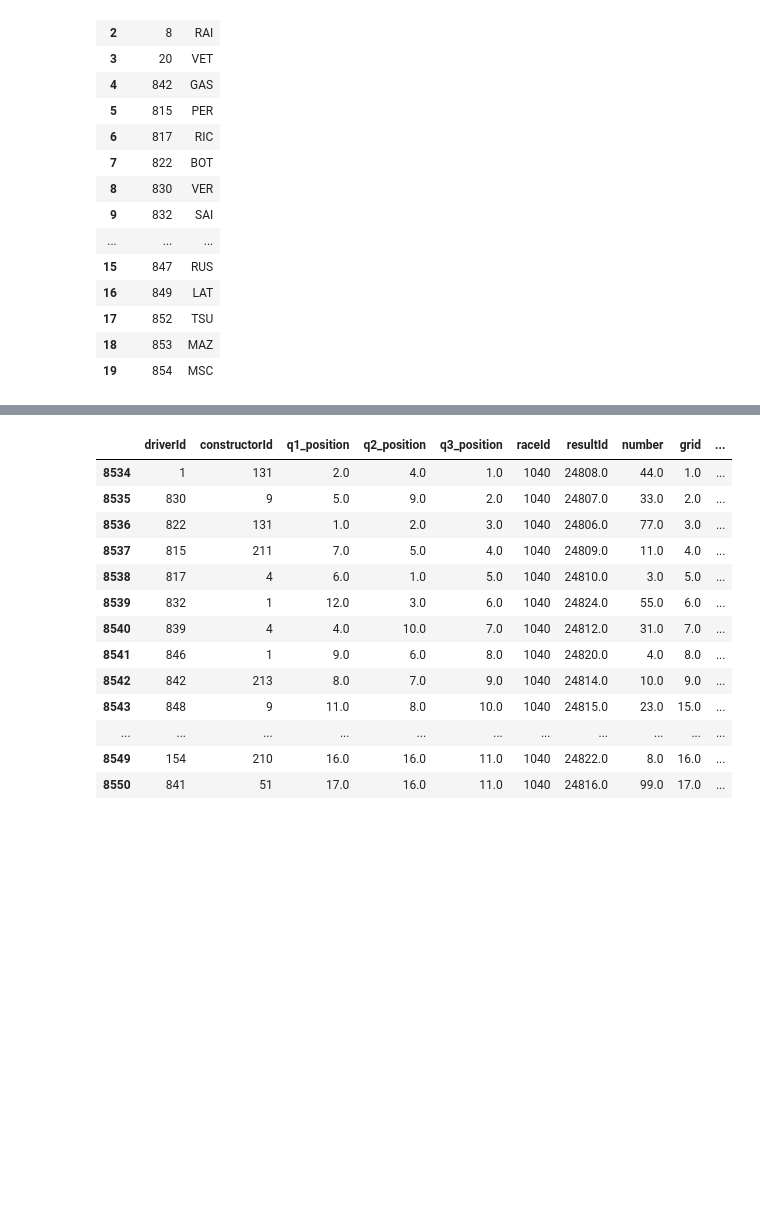
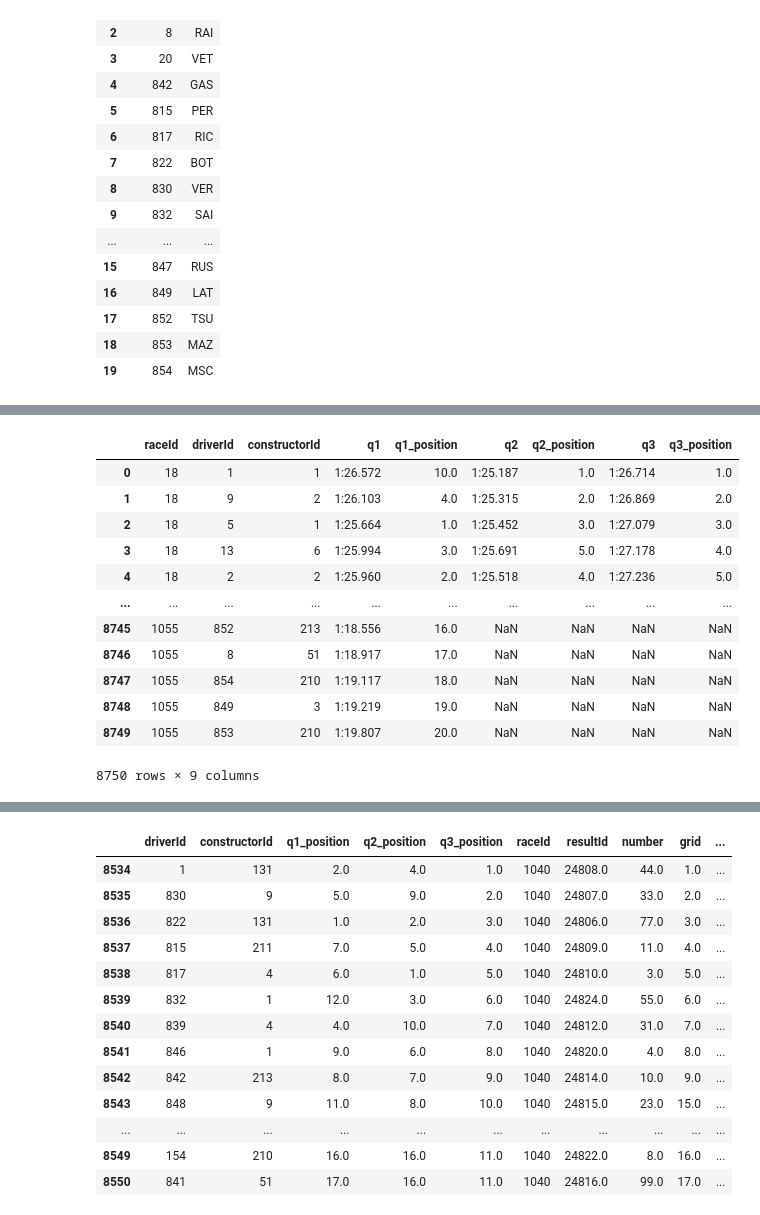
Before and after one commit to shanmu9898/f1-fantasy-predictor, a Jupyter notebook: f1_data_creator.ipynb, the cells around one changed output, grey strips where cells are left out. Saved outputs shown, nothing was run; the diff lists cells and outputs as text; code cells hidden in the pictures; blank space fills up the shorter version.

```diff
--- a/f1_data_creator.ipynb
+++ b/f1_data_creator.ipynb
@@ -60,4 +94,7 @@ test2["q1_position"] = test2.sort_values(["q1"]).groupby("raceId").cumcount() +
 # %%
-test3 = qualifying.drop(["q1", "q3"], axis=1)
-test3 = test3.dropna()
-test3["q2_position"] = test3.sort_values(["q2"]).groupby("raceId").cumcount() + 1
+q2_df = qualifying.drop(["q1", "q3"], axis=1)
+q2_df = q2_df.dropna()
+q2_df["q2_position"] = q2_df.sort_values(["q2"]).groupby("raceId").cumcount() + 1
+
+
+q2_df
@@ -64,4 +115,7 @@ test3["q2_position"] = test3.sort_values(["q2"]).groupby("raceId").cumcount() +
 # %%
-test4 = qualifying.drop(["q1", "q2"], axis=1)
-test4 = test4.dropna()
-test4["q3_position"] = test4.sort_values(["q3"]).groupby("raceId").cumcount() + 1
+q3_df = qualifying.drop(["q1", "q2"], axis=1)
+q3_df = q3_df.dropna()
+q3_df["q3_position"] = q3_df.sort_values(["q3"]).groupby("raceId").cumcount() + 1
+
+
+q3_df
@@ -68,6 +136,8 @@ test4["q3_position"] = test4.sort_values(["q3"]).groupby("raceId").cumcount() +
 # %%
 test1 = test1.merge(
-    test2,
+    q1_df,
     on=["raceId", "driverId", "constructorId"],
     how="left"
 )
+
+test1
@@ -74,12 +167,8 @@ test1 = test1.merge(
 # %%
 test1 = test1.merge(
-    test3,
+    q2_df,
     on=["raceId", "driverId", "constructorId"],
     how="left"
 )
 
-test1 = test1.merge(
-    test4,
-    on=["raceId", "driverId", "constructorId"],
-    how="left"
-)
+test1
@@ -86,2 +189,24 @@ test1 = test1.merge(
+# %%
+test1 = test1.merge(
+    q3_df,
+    on=["raceId", "driverId", "constructorId"],
+    how="left"
+)
+
+test1
+# %% [output]
+|  | raceId | driverId | constructorId | q1 | q1_position | q2 | q2_position | q3 | q3_position |
+| 0 | 18 | 1 | 1 | 1:26.572 | 10.0 | 1:25.187 | 1.0 | 1:26.714 | 1.0 |
+| 1 | 18 | 9 | 2 | 1:26.103 | 4.0 | 1:25.315 | 2.0 | 1:26.869 | 2.0 |
+| 2 | 18 | 5 | 1 | 1:25.664 | 1.0 | 1:25.452 | 3.0 | 1:27.079 | 3.0 |
+| 3 | 18 | 13 | 6 | 1:25.994 | 3.0 | 1:25.691 | 5.0 | 1:27.178 | 4.0 |
+| 4 | 18 | 2 | 2 | 1:25.960 | 2.0 | 1:25.518 | 4.0 | 1:27.236 | 5.0 |
+| ... | ... | ... | ... | ... | ... | ... | ... | ... | ... |
+| 8745 | 1055 | 852 | 213 | 1:18.556 | 16.0 | NaN | NaN | NaN | NaN |
+| 8746 | 1055 | 8 | 51 | 1:18.917 | 17.0 | NaN | NaN | NaN | NaN |
+| 8747 | 1055 | 854 | 210 | 1:19.117 | 18.0 | NaN | NaN | NaN | NaN |
+| 8748 | 1055 | 849 | 3 | 1:19.219 | 19.0 | NaN | NaN | NaN | NaN |
+| 8749 | 1055 | 853 | 210 | 1:19.807 | 20.0 | NaN | NaN | NaN | NaN |
+8750 rows × 9 columns
 # %%
 cleaned_positions = test1.drop(["q1", "q2", "q3"], axis=1)
```
Also changed, not shown: parts of 25 cells of this notebook, 1 other file.
